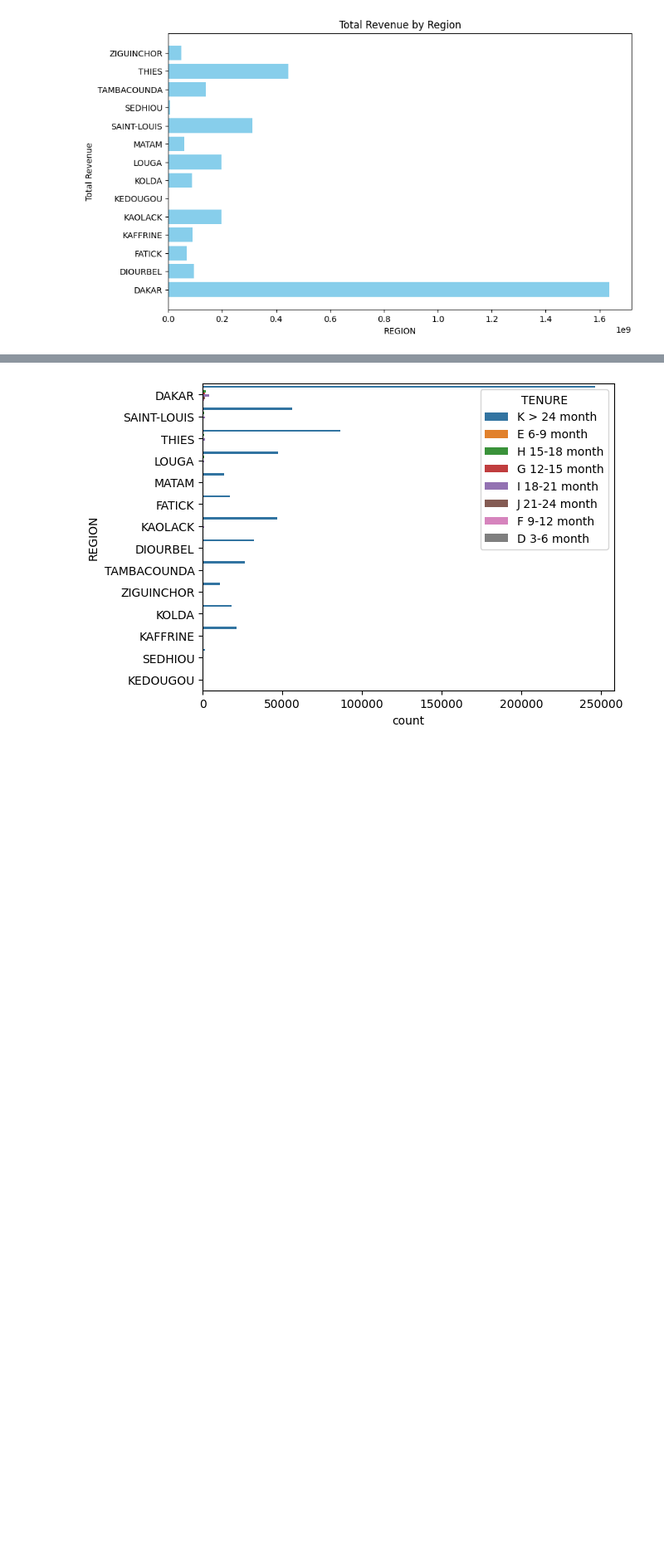
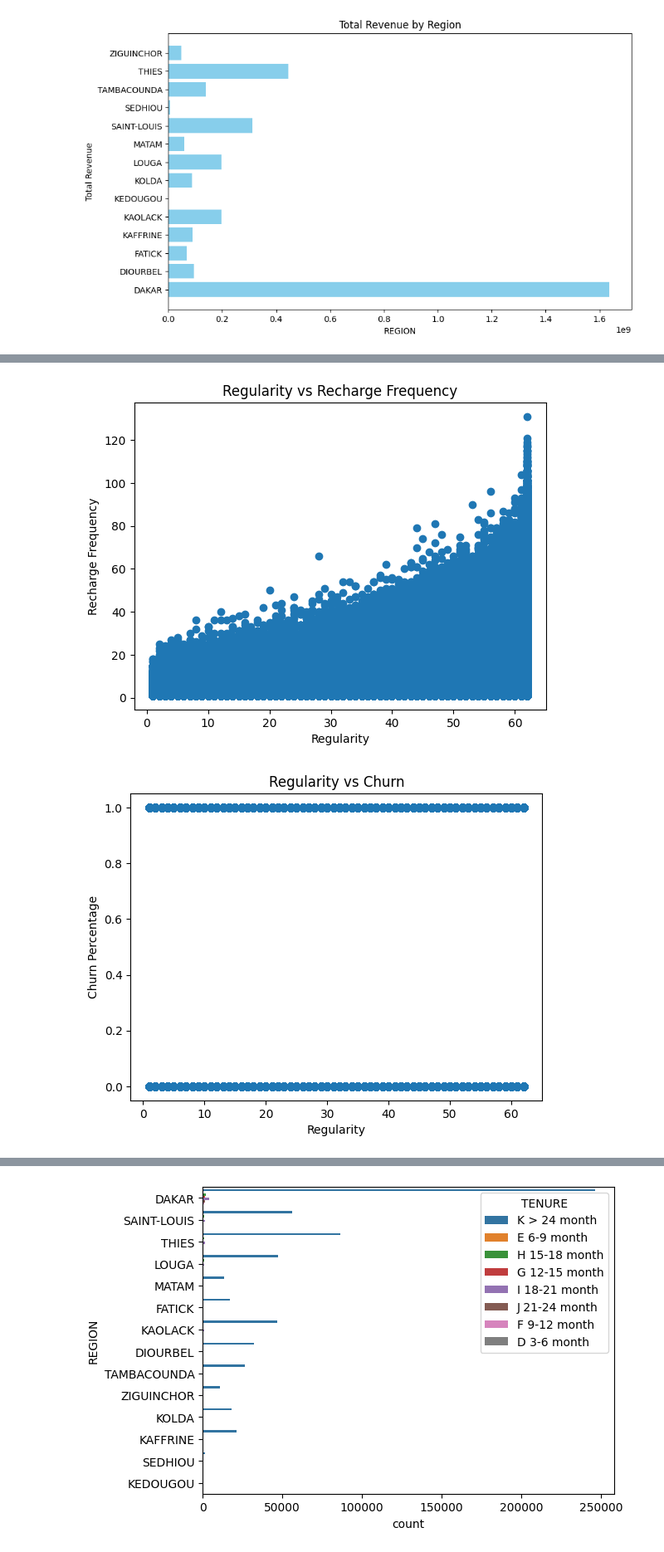
Before and after one commit to mancatha/Churn-prediction, a Jupyter notebook: noteboke.ipynb, the cells around one changed output, grey strips where cells are left out. Shown at 83% size. Saved outputs shown, nothing was run; the diff lists cells and outputs as text; code cells hidden in the pictures; blank space fills up the shorter version.

```diff
--- a/noteboke.ipynb
+++ b/noteboke.ipynb
@@ -438,0 +475,17 @@ Dakar was the region with the highest monthly revenue (over 1.6 billion) by clie
+# %%
+# REGULARITY vs FREQUENCE_RECH
+plt.scatter(df_train['REGULARITY'], df_train['FREQUENCE_RECH'])
+plt.xlabel('Regularity')
+plt.ylabel('Recharge Frequency')
+plt.title('Regularity vs Recharge Frequency')
+plt.show()
+
+# REGULARITY vs CHURN
+plt.scatter(df_train['REGULARITY'], df_train['CHURN'])
+plt.xlabel('Regularity')
+plt.ylabel('Churn Percentage')
+plt.title('Regularity vs Churn')
+plt.show()
+# %% [output]
+[figure, added]
+[figure, added]
```
Also changed, not shown: parts of 18 cells of this notebook.
